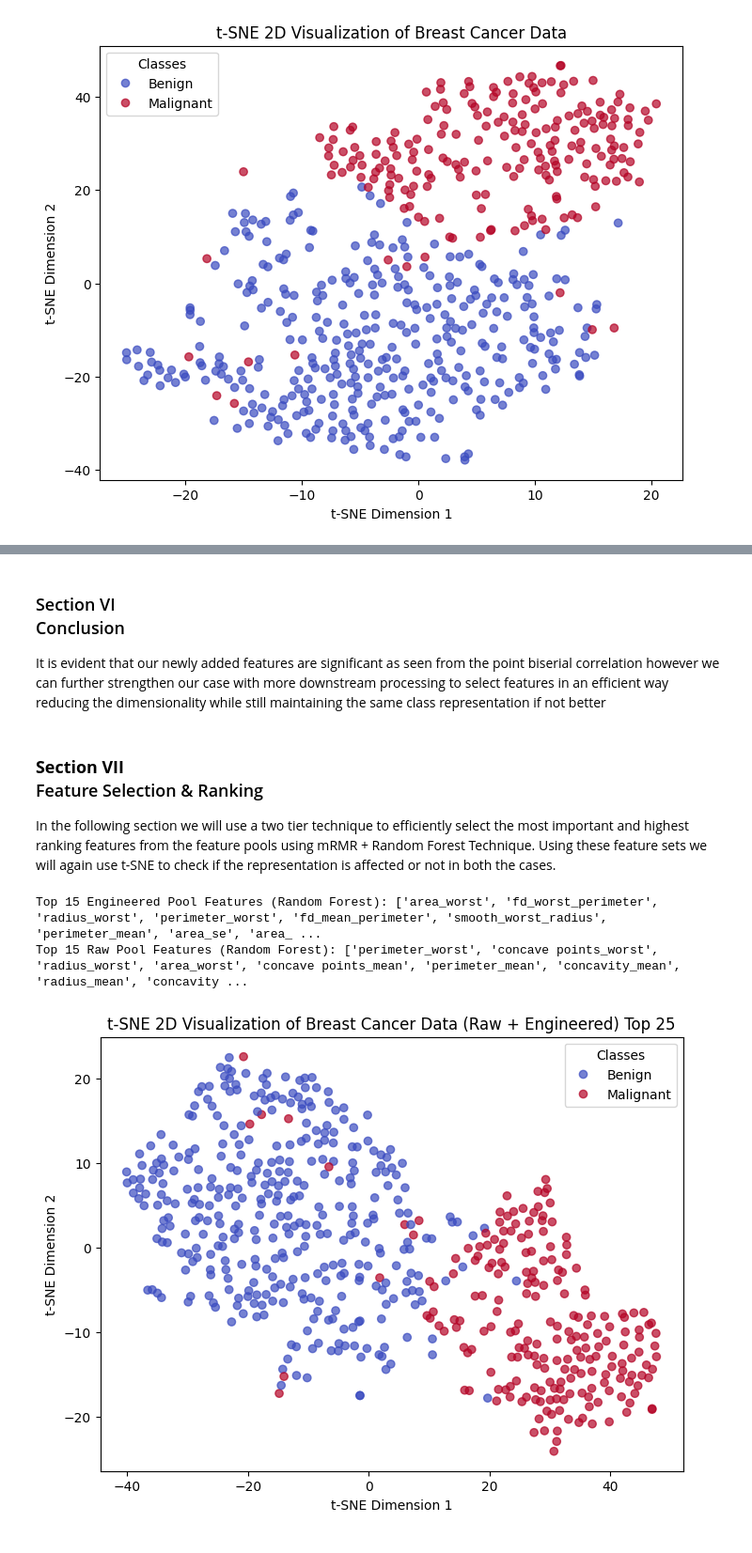
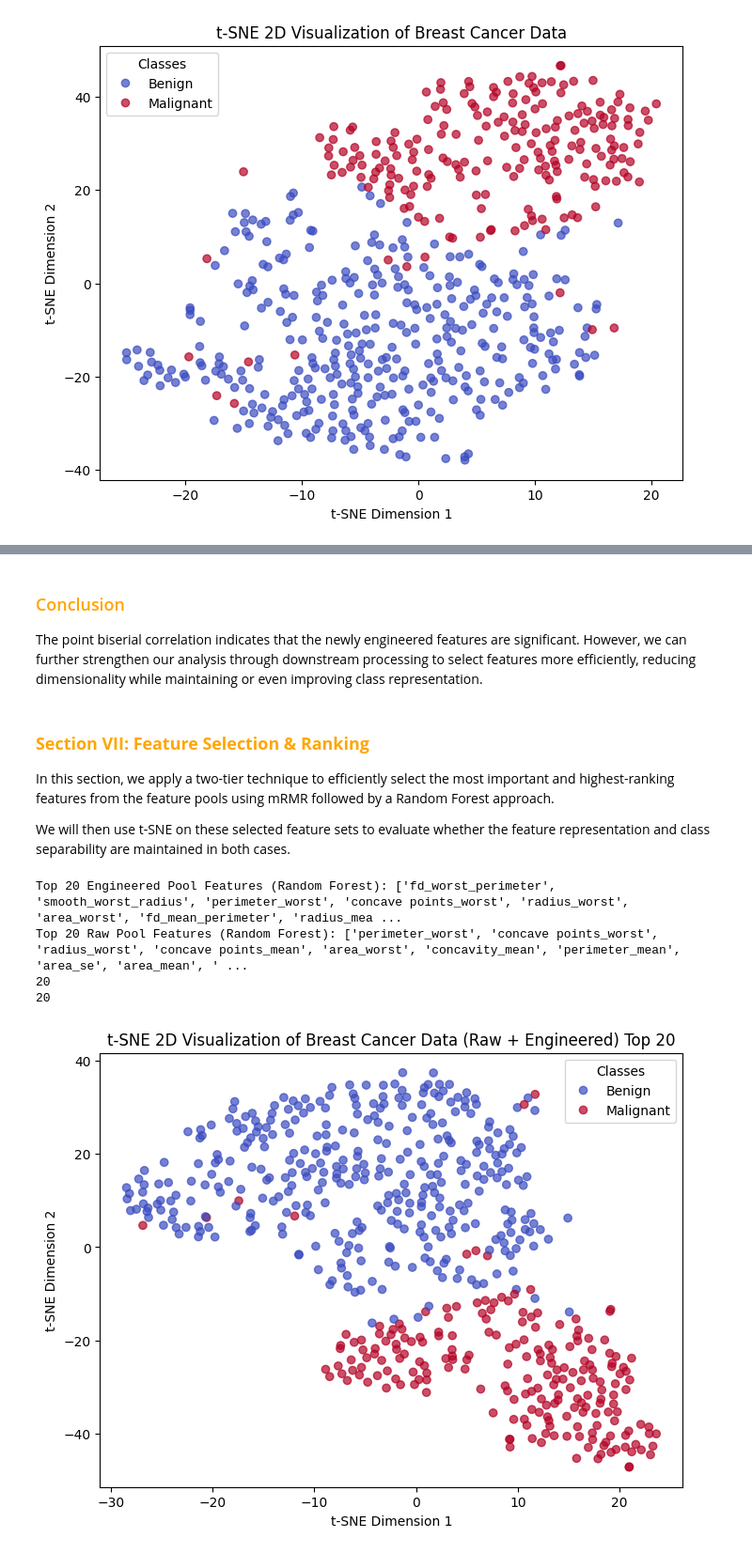
Before and after one commit to lakshdeep-s/breast_cancer_classification_comparitive_analysis, a Jupyter notebook: notebooks/v1_eda.ipynb, the cells around one changed output, grey strips where cells are left out. Shown at 94% size. Saved outputs shown, nothing was run; the diff lists cells and outputs as text; code cells hidden in the pictures.

```diff
--- a/notebooks/v1_eda.ipynb
+++ b/notebooks/v1_eda.ipynb
@@ -270,9 +304,6 @@ X_c['con_mean_per_area'] = X_c['concavity_mean'] / X_c['area_mean']
 X_c['fd_worst_perimeter'] = X_c['fractal_dimension_worst']*X_c['perimeter_worst']
 X_c['fd_mean_perimeter'] = X_c['fractal_dimension_mean']*X_c['perimeter_mean']
 
-X_c['sym_worst_compactness'] = X_c['symmetry_worst']*X_c['compactness_worst']
-X_c['sym_mean_compactness'] = X_c['symmetry_mean']*X_c['compactness_mean']
-
 X_c['smooth_worst_radius'] = X_c['smoothness_worst']*X_c['radius_worst']
 X_c['smooth_worst_radius'] = X_c['smoothness_mean']*X_c['radius_mean']
 # %%
@@ -307,7 +338,7 @@ smoothness_se              -0.067016   1.102966e-01
 # %%
 # Separating point biserial correlation ranks for Raw vs Raw + Engineered Features for downstream processing
 
-threshold = 0.4
+threshold = 0.25
 # Now we have the initial pool of features one where engineered features are present and the other where they are not present
 filtered_eng_corr_df = eng_corr_df[eng_corr_df['Correlation'].abs() >= threshold]
 filtered_corr_df = corr_df[corr_df['Correlation'].abs() >= threshold]
@@ -316,11 +347,15 @@ filtered_corr_df = corr_df[corr_df['Correlation'].abs() >= threshold]
 init_eng_feature_pool = filtered_eng_corr_df.index.to_list()
 init_feature_pool = filtered_corr_df.index.to_list()
 # %% [markdown]
-### Section VI<br>Conclusion
-It is evident that our newly added features are significant as seen from the point biserial correlation however we can further strengthen our case with more downstream processing to select features in an efficient way reducing the dimensionality while still maintaining the same class representation if not better
+### <span style="color: Orange;">Conclusion</span>
+
+The point biserial correlation indicates that the newly engineered features are significant. However, we can further strengthen our analysis through downstream processing to select features more efficiently, reducing dimensionality while maintaining or even improving class representation.
 # %% [markdown]
-### **Section VII**<br>Feature Selection & Ranking
-In the following section we will use a two tier technique to efficiently select the most important and highest ranking features from the feature pools using mRMR + Random Forest Technique. Using these feature sets we will again use t-SNE to check if the representation is affected or not in both the cases.
+### <span style="color: Orange;">**Section VII: Feature Selection & Ranking**</span>
+
+In this section, we apply a two-tier technique to efficiently select the most important and highest-ranking features from the feature pools using mRMR followed by a Random Forest approach.
+
+We will then use t-SNE on these selected feature sets to evaluate whether the feature representation and class separability are maintained in both cases.
 # %%
 # mRMR test
 import pymrmr
@@ -337,7 +372,7 @@ X_raw = X[init_feature_pool]
 df_raw = pd.concat([y_numeric, X_raw], axis=1)
 df_raw.columns = ['target'] + list(X_raw.columns)
 
-top_k = 20
+top_k = 25
 # For engineered pool
 mrmr_eng_feats = pymrmr.mRMR(df_eng, 'MIQ', top_k)
 # For raw pool
@@ -356,35 +391,40 @@ def run_rf_importance(X, y, n_select=15):
 X_eng_mrmr = X_c[mrmr_eng_feats]
 X_raw_mrmr = X[mrmr_raw_feats]
 
-top15_eng_feats_rf = run_rf_importance(X_eng_mrmr, y_numeric, n_select=15)
-top15_raw_feats_rf = run_rf_importance(X_raw_mrmr, y_numeric, n_select=15)
+top20_eng_feats_rf = run_rf_importance(X_eng_mrmr, y_numeric, n_select=20)
+top20_raw_feats_rf = run_rf_importance(X_raw_mrmr, y_numeric, n_select=20)
 
-print("Top 15 Engineered Pool Features (Random Forest):", top15_eng_feats_rf)
-print("Top 15 Raw Pool Features (Random Forest):", top15_raw_feats_rf)
+print("Top 20 Engineered Pool Features (Random Forest):", top20_eng_feats_rf)
+print("Top 20 Raw Pool Features (Random Forest):", top20_raw_feats_rf)
+
+print(len(top20_eng_feats_rf))
+print(len(top20_raw_feats_rf))
 # %% [output]
-Top 15 Engineered Pool Features (Random Forest): ['area_worst', 'fd_worst_perimeter', 'radius_worst', 'perimeter_worst', 'fd_mean_perimeter', 'smooth_worst_radius', 'perimeter_mean', 'area_se', 'area_ ...
-Top 15 Raw Pool Features (Random Forest): ['perimeter_worst', 'concave points_worst', 'radius_worst', 'area_worst', 'concave points_mean', 'perimeter_mean', 'concavity_mean', 'radius_mean', 'concavity ...
+Top 20 Engineered Pool Features (Random Forest): ['fd_worst_perimeter', 'smooth_worst_radius', 'perimeter_worst', 'concave points_worst', 'radius_worst', 'area_worst', 'fd_mean_perimeter', 'radius_mea ...
+Top 20 Raw Pool Features (Random Forest): ['perimeter_worst', 'concave points_worst', 'radius_worst', 'concave points_mean', 'area_worst', 'concavity_mean', 'perimeter_mean', 'area_se', 'area_mean', ' ...
+20
+20
 # %%
 # Visualizing t-SNE for Raw + Engineered Feature Set
-X_eng_filtered = X_c[init_eng_feature_pool]
+X_eng_filtered = X_c[top20_eng_feats_rf]
 scaler = StandardScaler()
 X_scaled = scaler.fit_transform(X_eng_filtered)
 
 tsne_2d = TSNE(n_components=2, random_state=42, perplexity=30, max_iter=1200, early_exaggeration=20, angle=0.1, init='pca')
 X_tsne_2d = tsne_2d.fit_transform(X_scaled)
 
 # TSNE Visualization
 target = y_c.map({'B':0, 'M':1}).values  # convert to numeric if needed
 
 plt.figure(figsize=(8,6))
 scatter = plt.scatter(X_tsne_2d[:,0], X_tsne_2d[:,1], c=target, cmap='coolwarm', alpha=0.7)
 handles, _ = scatter.legend_elements()
 plt.legend(handles, ['Benign', 'Malignant'], title="Classes")
-plt.title(f"t-SNE 2D Visualization of Breast Cancer Data (Raw + Engineered) Top {len(init_eng_feature_pool)}")
+plt.title(f"t-SNE 2D Visualization of Breast Cancer Data (Raw + Engineered) Top {len(top20_eng_feats_rf)}")
 plt.xlabel("t-SNE Dimension 1")
 plt.ylabel("t-SNE Dimension 2")
 plt.show()
 # %% [output]
-[figure, old version]
+[figure, new version]
 # %%
 # Visualizing t-SNE for Raw Feature Set (Filtered by PBC ranks)
```
Also changed, not shown: parts of 18 cells of this notebook, 24 other files.
